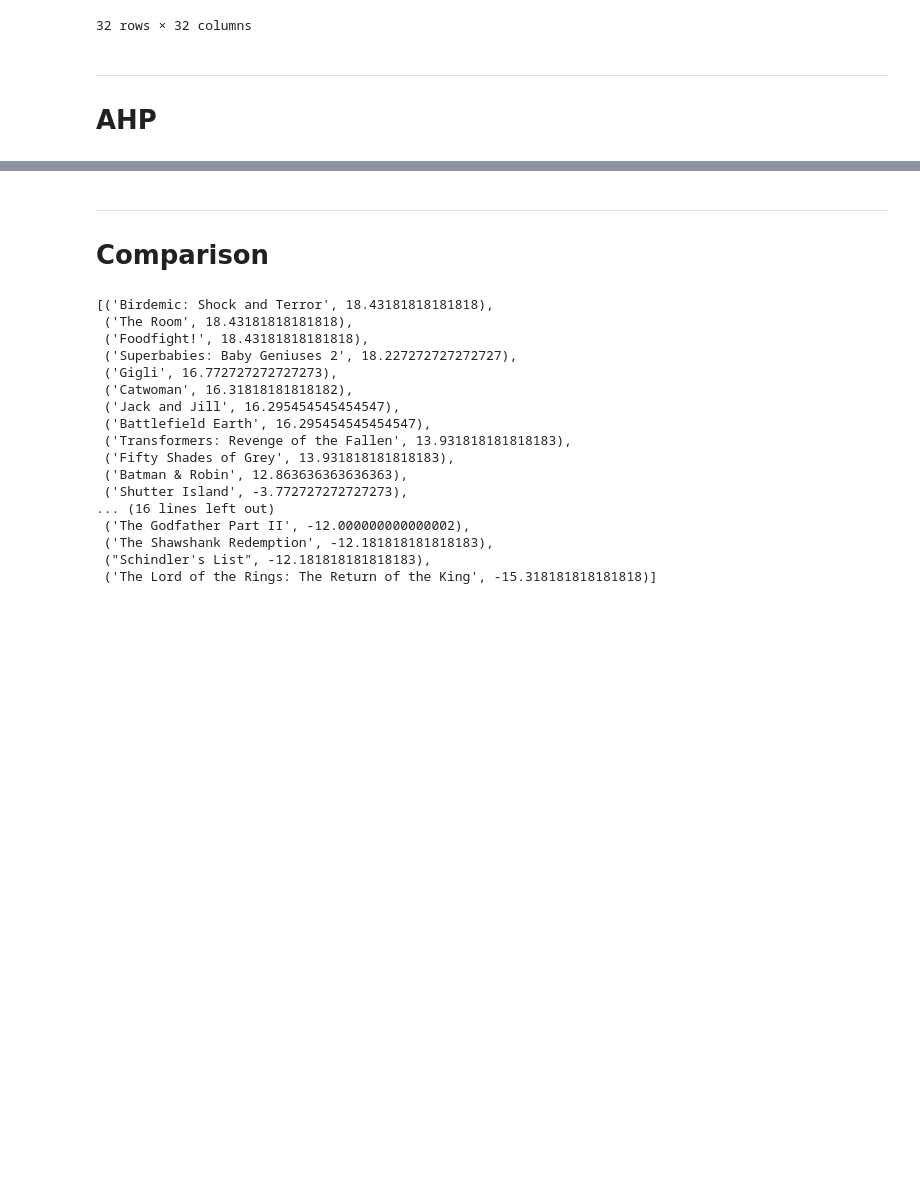
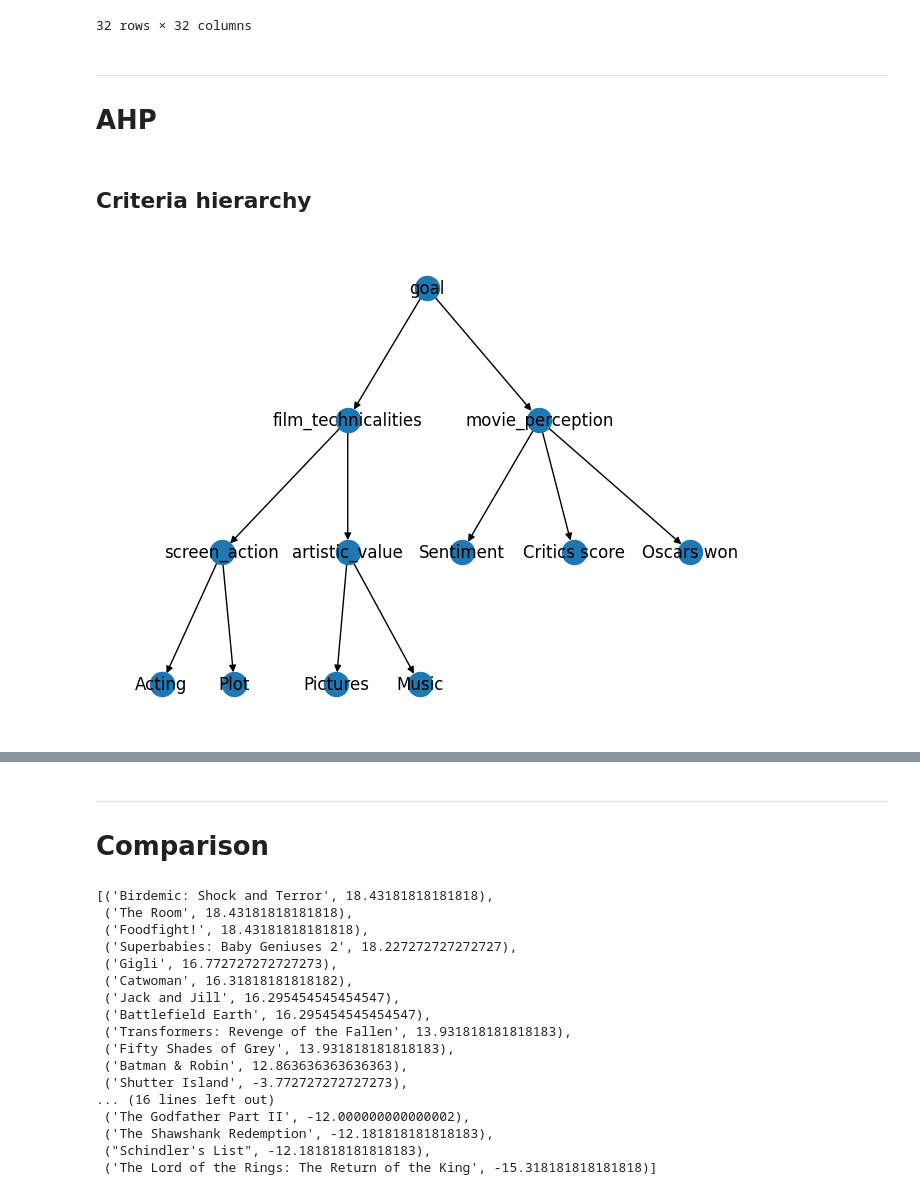
Before and after one commit to istepka/decision-analysis, a Jupyter notebook: project2/report.ipynb, the cells around one changed output, grey strips where cells are left out. Drawn from its saved outputs; the diff is of its cells as text; code cells hidden in the pictures; blank space fills up the shorter version.

Commit message:
feat: AHP for project2

```diff
--- a/project2/report.ipynb
+++ b/project2/report.ipynb
@@ -192,3 +192,14 @@ calulate_kendall_matrix(uta_ranking, pretty_print=True)
 # %% [markdown]
 ***
 # AHP
+# %%
+tree_df = pd.read_csv('data/ahp/hierarchy.csv')
+hierarchy_directory = 'data/ahp/'
+data_df = pd.read_csv('data/data.csv')
+from project2.ahp.ahp import *
+# %% [markdown]
+## Criteria hierarchy
+# %%
+plot_tree(tree_df)
+# %% [output]
+[figure, added]
```
Also changed, not shown: parts of 23 cells of this notebook, 8 other files.
